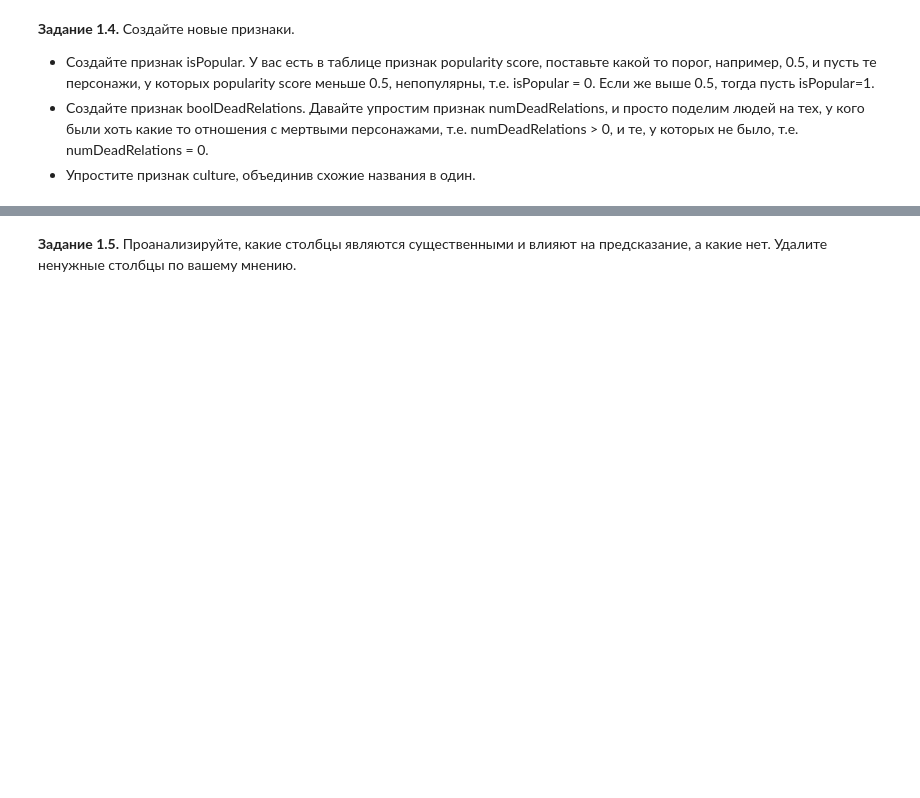
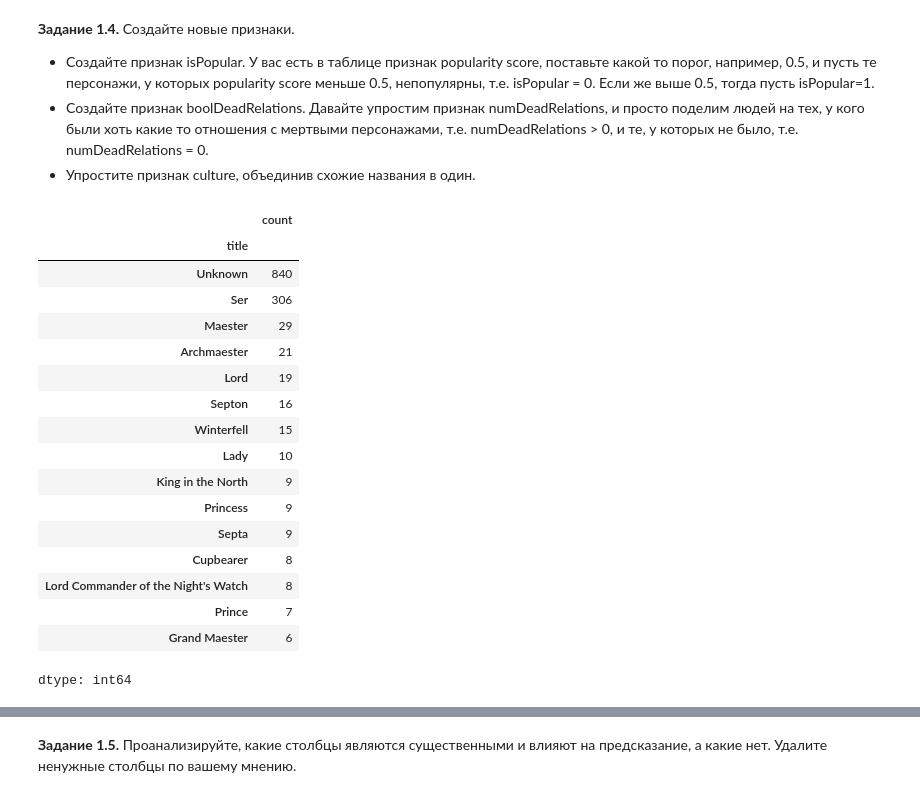
Before and after one commit to taravskayavm/DLS_I, a Jupyter notebook: week_01_ml_intro/Homework/hw_1_game_of_thrones.ipynb, the cells around one changed output, grey strips where cells are left out. Cells and saved outputs as stored; diff of their text form; code cells hidden in the pictures; blank space fills up the shorter version.

```diff
--- a/week_01_ml_intro/Homework/hw_1_game_of_thrones.ipynb
+++ b/week_01_ml_intro/Homework/hw_1_game_of_thrones.ipynb
@@ -133,3 +172,7 @@ data.head(5)
+# %%
+data['title'] = data['title'].fillna('Unknown')
+data['culture'] = data['culture'].fillna('Unknown')
+data['house'] = data['house'].fillna('Unknown')
 # %% [markdown]
 **Задание 1.4.** Создайте новые признаки.
 * Создайте признак isPopular. У вас есть в таблице признак popularity score, поставьте какой то порог, например, 0.5, и пусть те персонажи, у которых popularity score меньше 0.5, непопулярны, т.е. isPopular = 0. Если же выше 0.5, тогда пусть isPopular=1.
@@ -139,0 +181,3 @@ data.head(5)
+# %%
+data['isPopular'] = data['popularity'].apply(lambda x: 1 if x > 0.5 else 0)
+data.drop(columns=['popularity'], inplace=True)
@@ -159,0 +217,22 @@ cult = {
+# %%
+titles = data['title'].value_counts()
+titles.head(15)
+# %% [output]
+|  | count |
+| title |  |
+| Unknown | 840 |
+| Ser | 306 |
+| Maester | 29 |
+| Archmaester | 21 |
+| Lord | 19 |
+| Septon | 16 |
+| Winterfell | 15 |
+| Lady | 10 |
+| King in the North | 9 |
+| Princess | 9 |
+| Septa | 9 |
+| Cupbearer | 8 |
+| Lord Commander of the Night's Watch | 8 |
+| Prince | 7 |
+| Grand Maester | 6 |
+dtype: int64
```
Also changed, not shown: parts of 15 cells of this notebook.
